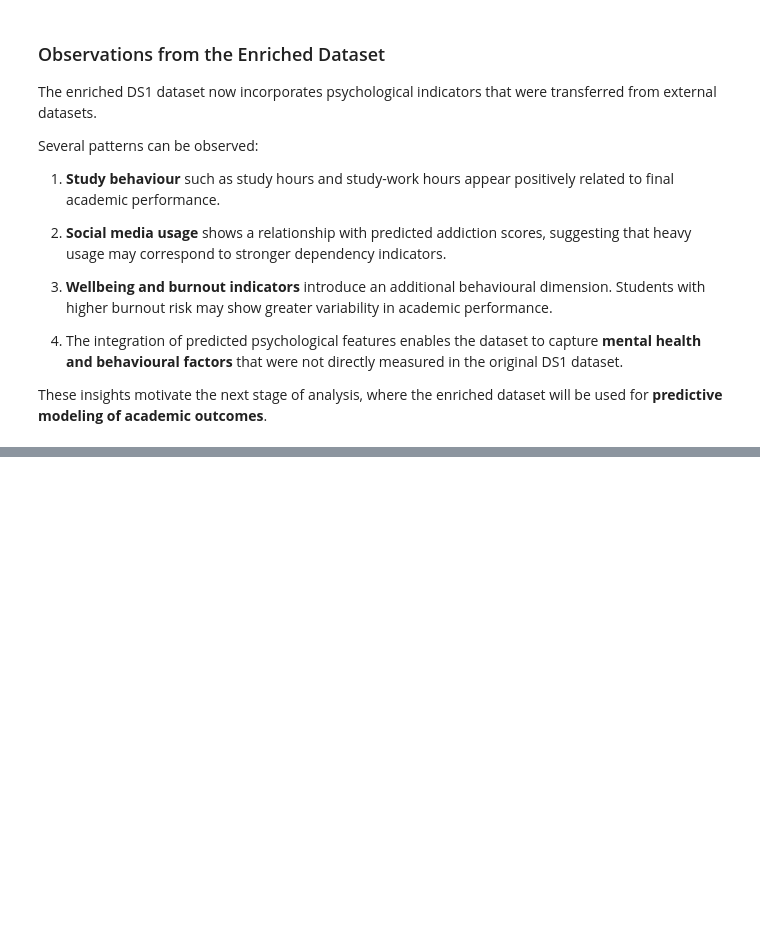
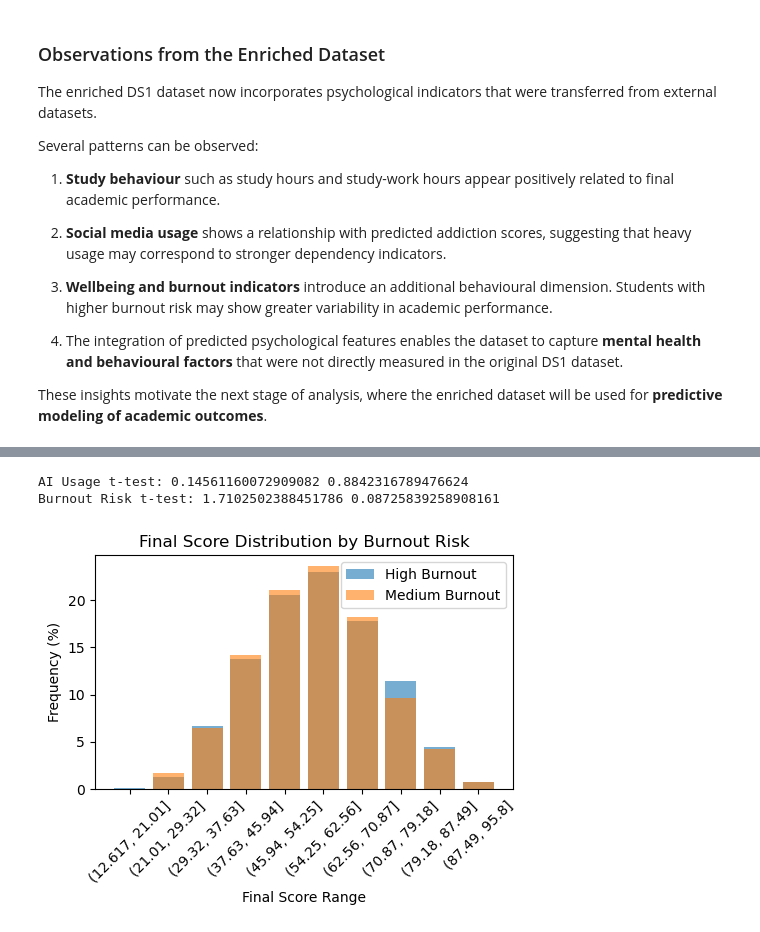
Before and after one commit to stevennoctavianus/sc3021-sdac-grp3, a Jupyter notebook: project.ipynb, the cells around one changed output, grey strips where cells are left out. Cells and saved outputs as stored; diff of their text form; code cells hidden in the pictures; blank space fills up the shorter version.

```diff
--- a/project.ipynb
+++ b/project.ipynb
@@ -2354,0 +2625,52 @@ These insights motivate the next stage of analysis, where the enriched dataset w
+# %%
+from scipy.stats import ttest_ind
+
+ai_0 = ds1[ds1["uses_ai"] == 0]["final_score"]
+ai_1 = ds1[ds1["uses_ai"] == 1]["final_score"]
+
+t_stat, p = ttest_ind(ai_0, ai_1)
+
+print("AI Usage t-test:", t_stat, p)
+
+burnout_high = ds1[ds1["predicted_burnout_risk"] == "High"]["final_score"]
+burnout_med = ds1[ds1["predicted_burnout_risk"] == "Medium"]["final_score"]
+
+t_stat, p = ttest_ind(burnout_high, burnout_med)
+
+print("Burnout Risk t-test:", t_stat, p)
+# %% [output]
+AI Usage t-test: 0.14561160072909082 0.8842316789476624
+Burnout Risk t-test: 1.7102502388451786 0.08725839258908161
+# %%
+import numpy as np
+import matplotlib.pyplot as plt
+
+# Create bins (you can adjust)
+ds1["score_bin"] = pd.cut(ds1["final_score"], bins=10)
+
+# Split groups
+high = ds1[ds1["predicted_burnout_risk"] == "High"]
+med = ds1[ds1["predicted_burnout_risk"] == "Medium"]
+
+# Frequency (%)
+high_freq = high["score_bin"].value_counts(normalize=True).sort_index() * 100
+med_freq = med["score_bin"].value_counts(normalize=True).sort_index() * 100
+
+# Plot
+plt.figure(figsize=(5, 4))
+
+x = range(len(high_freq))
+
+plt.bar(x, high_freq.values, alpha=0.6, label="High Burnout")
+plt.bar(x, med_freq.values, alpha=0.6, label="Medium Burnout")
+
+plt.xticks(x, [str(i) for i in high_freq.index], rotation=45)
+plt.xlabel("Final Score Range")
+plt.ylabel("Frequency (%)")
+plt.title("Final Score Distribution by Burnout Risk")
+plt.legend()
+
+plt.tight_layout()
+plt.show()
+# %% [output]
+[figure, added]
```
Also changed, not shown: parts of 60 cells of this notebook, 5 other files.
